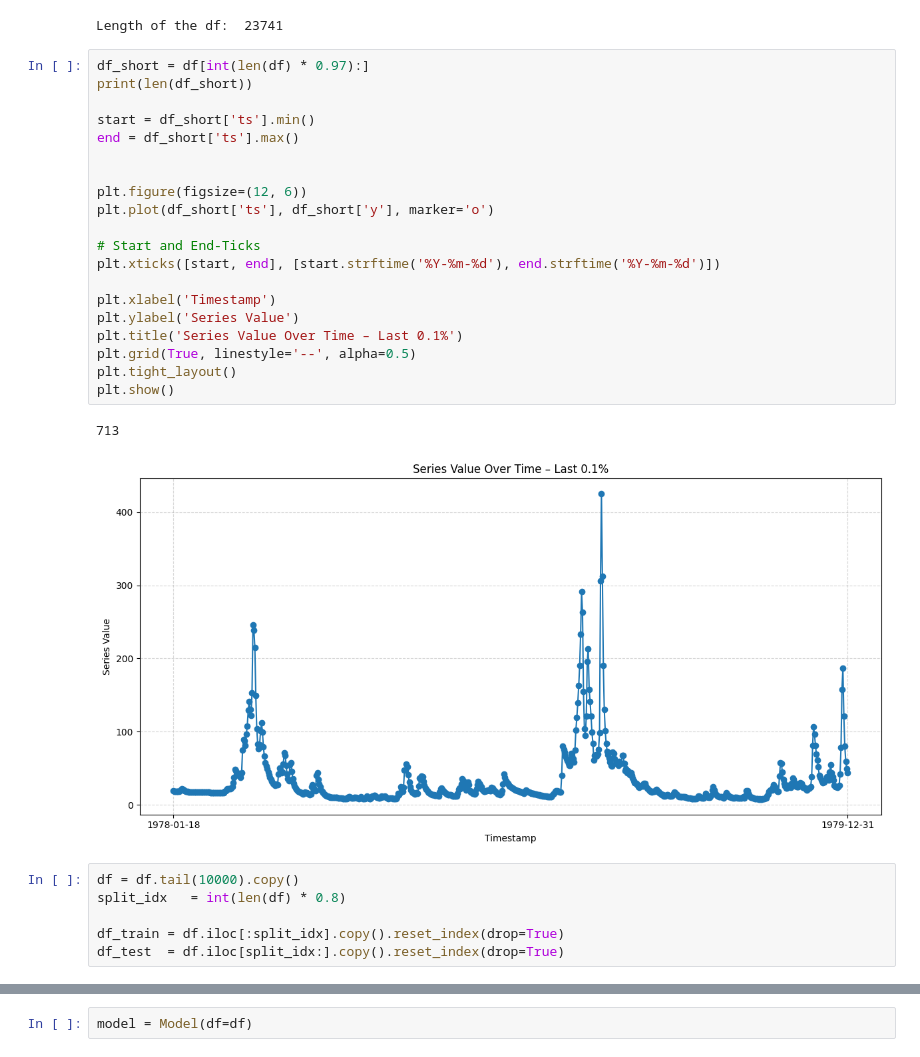
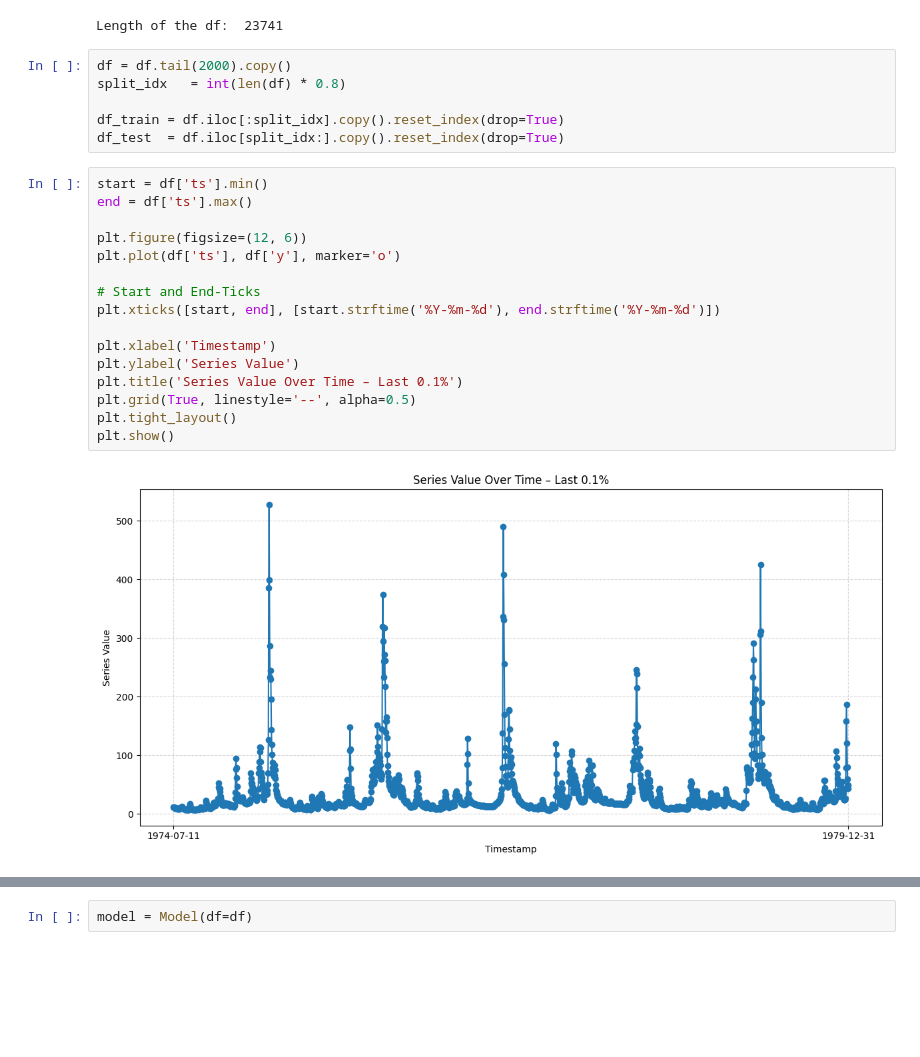
Before and after one commit to florivz/TSF-SS25-TimeGPT, a Jupyter notebook: skripts/forecasting/saugeenday_model.ipynb, the cells around one changed output, grey strips where cells are left out. Saved outputs shown, nothing was run; the diff lists cells and outputs as text; blank space fills up the shorter version.

```diff
--- a/skripts/forecasting/saugeenday_model.ipynb
+++ b/skripts/forecasting/saugeenday_model.ipynb
@@ -17,35 +13,30 @@ df.rename(columns={"series_value": "y"}, inplace=True)
 print("Length of the df: ", len(df))
 # %% [output]
 Length of the df:  23741
+# %%
+df = df.tail(2000).copy()
+split_idx   = int(len(df) * 0.8)
+
+df_train = df.iloc[:split_idx].copy().reset_index(drop=True)
+df_test  = df.iloc[split_idx:].copy().reset_index(drop=True)
 # %%
-df_short = df[int(len(df) * 0.97):]
-print(len(df_short))
-
-start = df_short['ts'].min()
-end = df_short['ts'].max()
-
+start = df['ts'].min()
+end = df['ts'].max()
 
 plt.figure(figsize=(12, 6))
-plt.plot(df_short['ts'], df_short['y'], marker='o')
+plt.plot(df['ts'], df['y'], marker='o')
 
 # Start and End-Ticks
 plt.xticks([start, end], [start.strftime('%Y-%m-%d'), end.strftime('%Y-%m-%d')])
 
 plt.xlabel('Timestamp')
 plt.ylabel('Series Value')
 plt.title('Series Value Over Time – Last 0.1%')
 plt.grid(True, linestyle='--', alpha=0.5)
 plt.tight_layout()
 plt.show()
 # %% [output]
-713
-[figure, old version]
+[figure, new version]
-# %%
-df = df.tail(10000).copy()
-split_idx   = int(len(df) * 0.8)
-
-df_train = df.iloc[:split_idx].copy().reset_index(drop=True)
-df_test  = df.iloc[split_idx:].copy().reset_index(drop=True)
 # %%
 print("Duplicates:", df.duplicated().sum())
 print("NaNs:\n", df.isna().sum())
```
Also changed, not shown: parts of 53 cells of this notebook, 1 other file.
